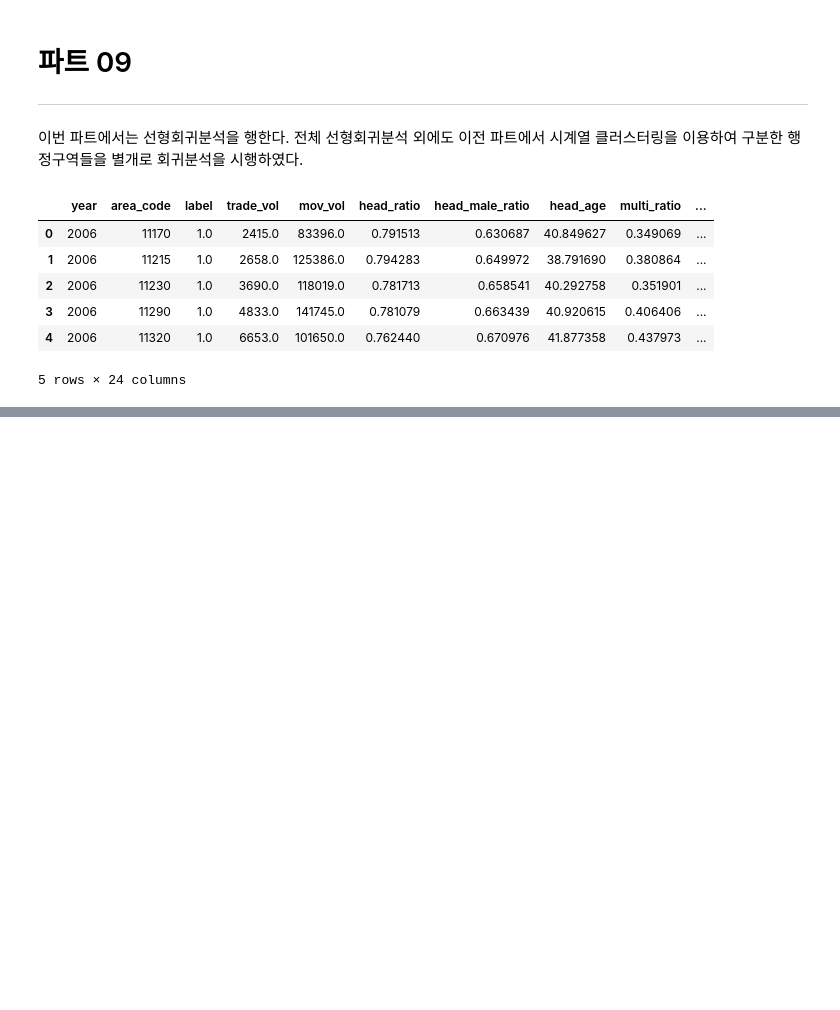
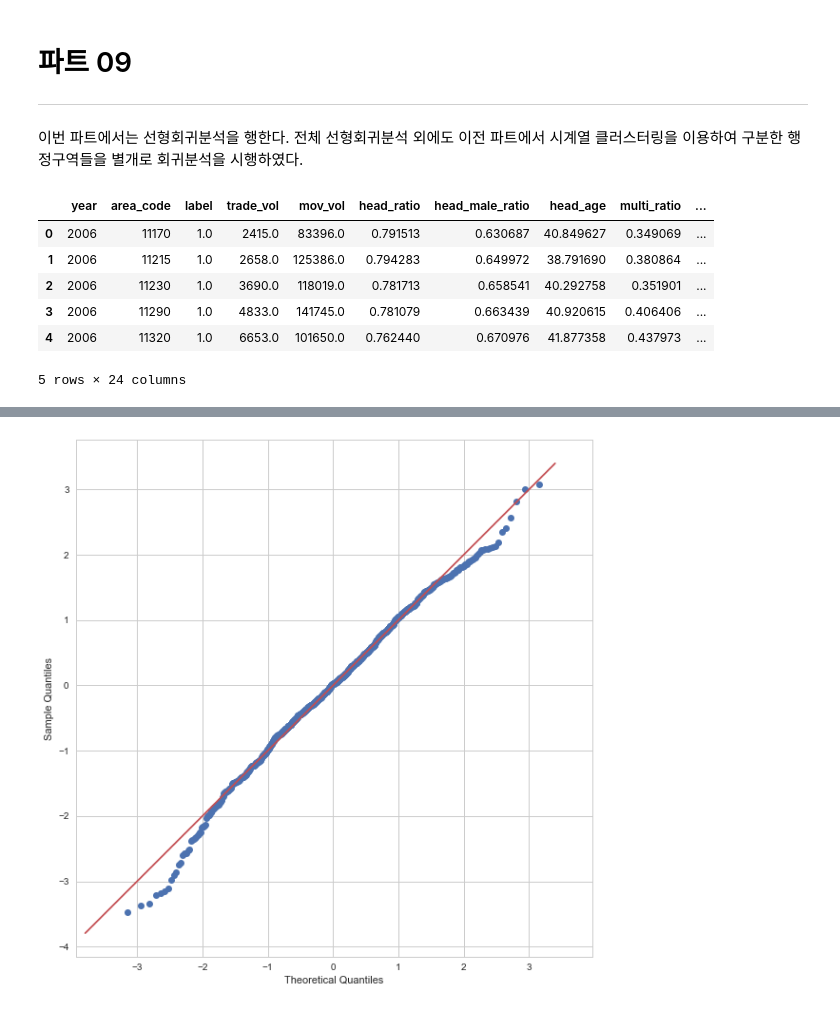
Before and after one commit to greymistcube/ds_pop_estate_analysis, a Jupyter notebook: 09_linear_regression.ipynb, the cells around one changed output, grey strips where cells are left out. Drawn from its saved outputs; the diff is of its cells as text; code cells hidden in the pictures; blank space fills up the shorter version.

Commit message:
added qqplot to part 09

```diff
--- a/09_linear_regression.ipynb
+++ b/09_linear_regression.ipynb
@@ -162,6 +168,14 @@ Warnings:
 [1] Standard Errors assume that the covariance matrix of the errors is correctly specified.
 [figure]
 [figure]
+# %%
+# checking residual distribution normality
+plt.figure(figsize=(10, 10))
+ax = plt.subplot(1, 1, 1)
+sm.qqplot(df_cases.all.result.predict(df_cases.all.dfX) - df_cases.all.df_normal.ppa_median_log, fit=True, line='45', ax=ax);
+plt.gca().axis("square");
+# %% [output]
+[figure, added]
 # %%
 # print the fitted result for all area codes with label 0
 print(df_cases.one.result.summary())
```
Also changed, not shown: parts of 6 cells of this notebook.
